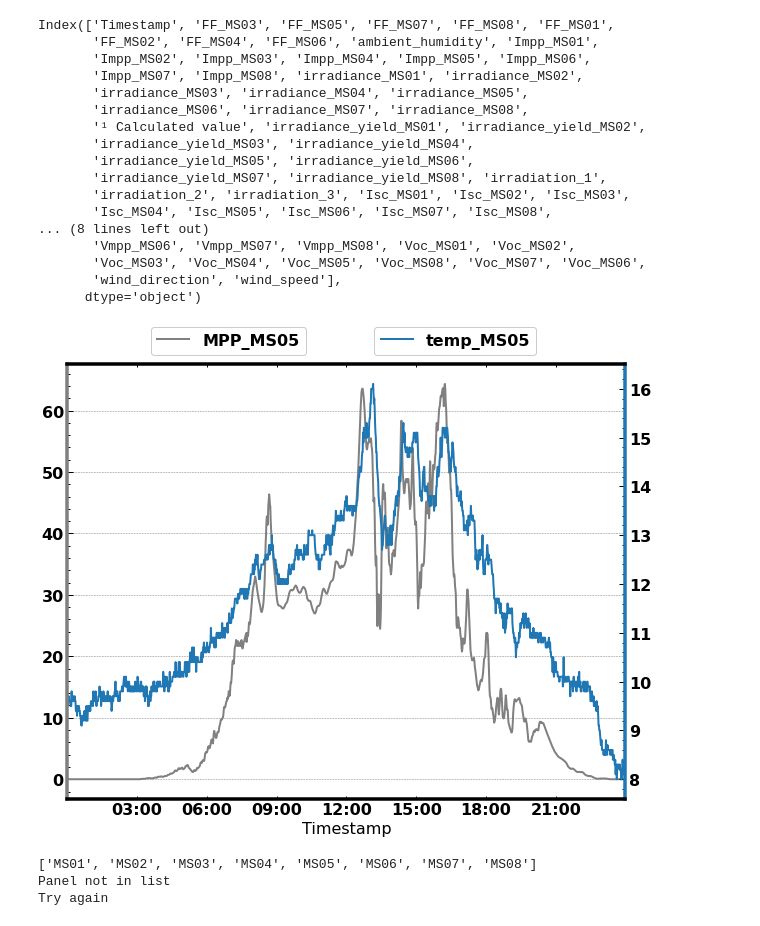
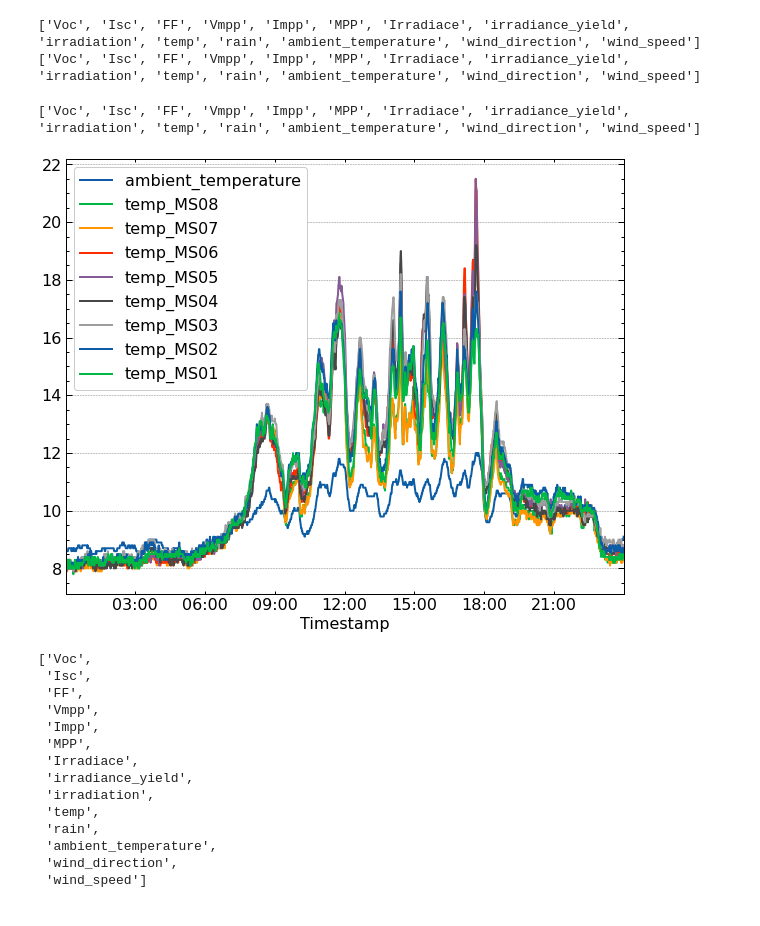
Before and after one commit to alfredoisg/MEDAL, a Jupyter notebook: AlfTests.ipynb, the cells around one changed output. Drawn from its saved outputs; the diff is of its cells as text; code cells hidden in the pictures.

Commit message:
new functions: getSCparams and compare module

```diff
--- a/AlfTests.ipynb
+++ b/AlfTests.ipynb
@@ -10,24 +10,14 @@ pd.set_option('display.max_columns',200)
 plt.style.use(['science','notebook','grid'])
 # %%
 df = alf_JoinAndLoad()
-# %%
-alf_2var_plotter(df)
-# %% [output]
-Index(['Timestamp', 'FF_MS03', 'FF_MS05', 'FF_MS07', 'FF_MS08', 'FF_MS01',
-       'FF_MS02', 'FF_MS04', 'FF_MS06', 'ambient_humidity', 'Impp_MS01',
-       'Impp_MS02', 'Impp_MS03', 'Impp_MS04', 'Impp_MS05', 'Impp_MS06',
-       'Impp_MS07', 'Impp_MS08', 'irradiance_MS01', 'irradiance_MS02',
-       'irradiance_MS03', 'irradiance_MS04', 'irradiance_MS05',
-       'irradiance_MS06', 'irradiance_MS07', 'irradiance_MS08',
-       '¹ Calculated value', 'irradiance_yield_MS01', 'irradiance_yield_MS02',
-       'irradiance_yield_MS03', 'irradiance_yield_MS04',
-       'irradiance_yield_MS05', 'irradiance_yield_MS06',
-       'irradiance_yield_MS07', 'irradiance_yield_MS08', 'irradiation_1',
-       'irradiation_2', 'irradiation_3', 'Isc_MS01', 'Isc_MS02', 'Isc_MS03',
-       'Isc_MS04', 'Isc_MS05', 'Isc_MS06', 'Isc_MS07', 'Isc_MS08',
-... (8 lines left out)
-       'Vmpp_MS06', 'Vmpp_MS07', 'Vmpp_MS08', 'Voc_MS01', 'Voc_MS02',
-       'Voc_MS03', 'Voc_MS04', 'Voc_MS05', 'Voc_MS08', 'Voc_MS07', 'Voc_MS06',
-       'wind_direction', 'wind_speed'],
-      dtype='object')
-[figure, removed]
+# %%
+impp = getSCparam(df)
+temp = getSCparam(df)
+# %% [output]
+['Voc', 'Isc', 'FF', 'Vmpp', 'Impp', 'MPP', 'Irradiace', 'irradiance_yield', 'irradiation', 'temp', 'rain', 'ambient_temperature', 'wind_direction', 'wind_speed']
+['Voc', 'Isc', 'FF', 'Vmpp', 'Impp', 'MPP', 'Irradiace', 'irradiance_yield', 'irradiation', 'temp', 'rain', 'ambient_temperature', 'wind_direction', 'wind_speed']
+# %%
+compareSCmodules(temp)
+# %% [output]
+['Voc', 'Isc', 'FF', 'Vmpp', 'Impp', 'MPP', 'Irradiace', 'irradiance_yield', 'irradiation', 'temp', 'rain', 'ambient_temperature', 'wind_direction', 'wind_speed']
+[figure, added]
@@ -34,8 +26,4 @@ Index(['Timestamp', 'FF_MS03', 'FF_MS05', 'FF_MS07', 'FF_MS08', 'FF_MS01',
 # %%
-MS02 = select_panel(df)
+# MS02 = select_panel(df)
-# %% [output]
-['MS01', 'MS02', 'MS03', 'MS04', 'MS05', 'MS06', 'MS07', 'MS08']
-Panel not in list
-Try again
 # %%
 # MS02
@@ -41,0 +40,20 @@ Try again
+# %%
+['Voc', 'Isc', 'FF', 'Vmpp', 'Impp', 'MPP',
+ 'Irradiace', 'irradiance_yield', 'irradiation',
+ 'temp','rain', 'ambient_temperature','wind_direction',
+ 'wind_speed']
+# %% [output]
+['Voc',
+ 'Isc',
+ 'FF',
+ 'Vmpp',
+ 'Impp',
+ 'MPP',
+ 'Irradiace',
+ 'irradiance_yield',
+ 'irradiation',
+ 'temp',
+ 'rain',
+ 'ambient_temperature',
+ 'wind_direction',
+ 'wind_speed']
```
Also changed, not shown: parts of 12 cells of this notebook, 2 other files.
